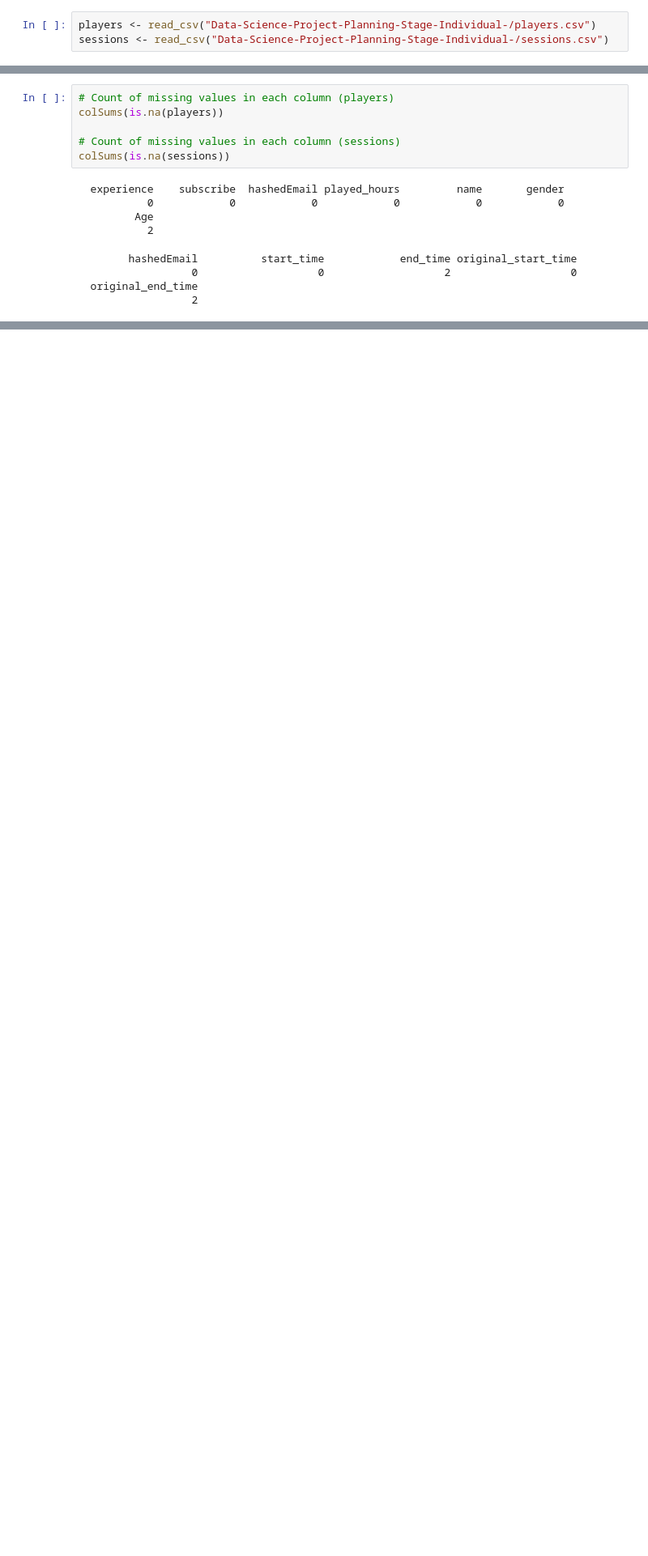
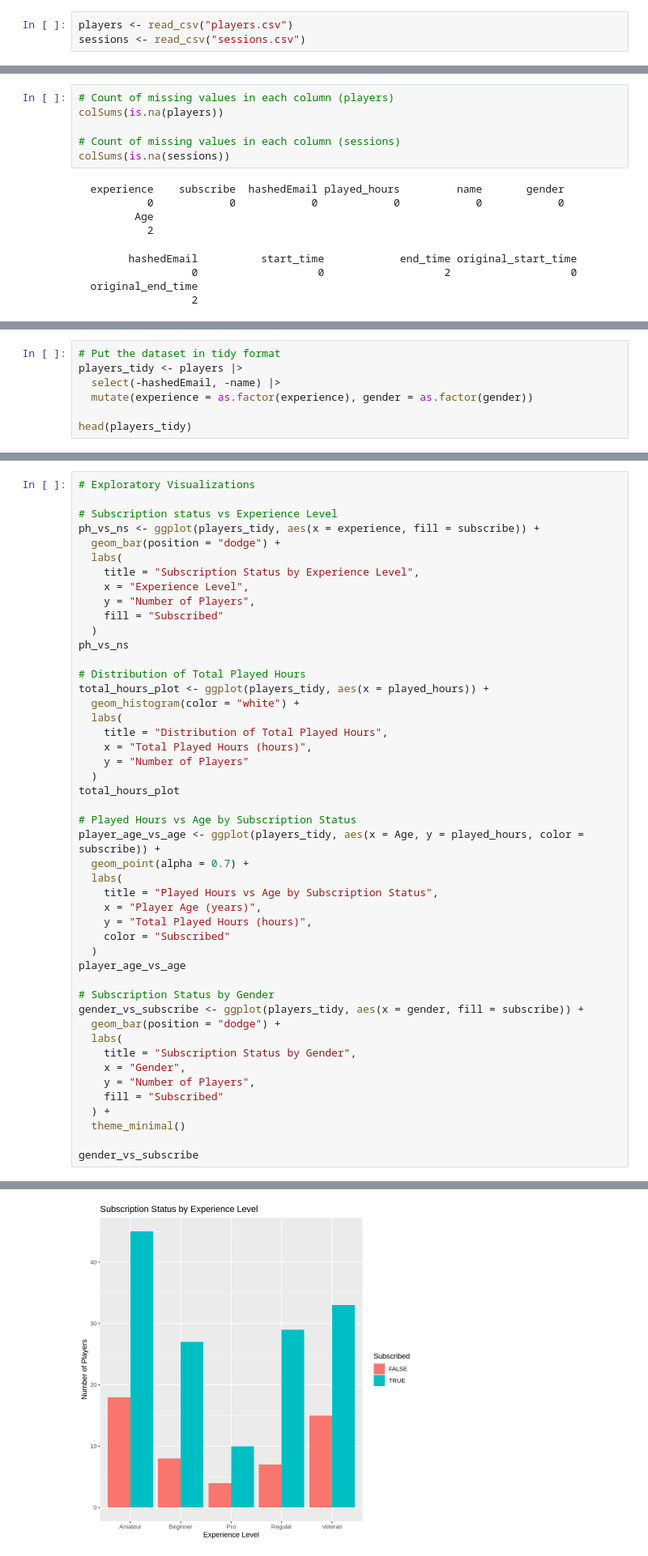
Before and after one commit to edoardo-antonucci/Data-Science-Project-Planning-Stage-Individual-, a Jupyter notebook: planning_stage.ipynb, the cells around one changed output, grey strips where cells are left out. Shown at 81% size. Saved outputs shown, nothing was run; the diff lists cells and outputs as text; blank space fills up the shorter version.

Commit message:
Added graphs and related observations; added Methods and Plan to address my question

```diff
--- a/planning_stage.ipynb
+++ b/planning_stage.ipynb
@@ -12,8 +12,8 @@ library(tidyverse)
 ✖ dplyr::lag()    masks stats::lag()
 ℹ Use the conflicted package (<http://conflicted.r-lib.org/>) to force all conflicts to become errors
 # %%
-players <- read_csv("Data-Science-Project-Planning-Stage-Individual-/players.csv")
-sessions <- read_csv("Data-Science-Project-Planning-Stage-Individual-/sessions.csv")
+players <- read_csv("players.csv")
+sessions <- read_csv("sessions.csv")
 # %% [output]
 Rows: 196 Columns: 7
 ── Column specification ────────────────────────────────────────────────────────
@@ -139,0 +138,7 @@ The `players.csv` dataset provides all the variables needed to answer this quest
+# %%
+# Put the dataset in tidy format
+players_tidy <- players |>
+  select(-hashedEmail, -name) |>
+  mutate(experience = as.factor(experience), gender = as.factor(gender))
+
+head(players_tidy)
@@ -139,0 +163,48 @@ The `players.csv` dataset provides all the variables needed to answer this quest
+# %%
+# Exploratory Visualizations
+
+# Subscription status vs Experience Level
+ph_vs_ns <- ggplot(players_tidy, aes(x = experience, fill = subscribe)) +
+  geom_bar(position = "dodge") +
+  labs(
+    title = "Subscription Status by Experience Level",
+    x = "Experience Level",
+    y = "Number of Players",
+    fill = "Subscribed"
+  )
+ph_vs_ns
+
+# Distribution of Total Played Hours
+total_hours_plot <- ggplot(players_tidy, aes(x = played_hours)) +
+  geom_histogram(color = "white") +
+  labs(
+    title = "Distribution of Total Played Hours",
+    x = "Total Played Hours (hours)",
+    y = "Number of Players"
+  )
+total_hours_plot
+
+# Played Hours vs Age by Subscription Status
+player_age_vs_age <- ggplot(players_tidy, aes(x = Age, y = played_hours, color = subscribe)) +
+  geom_point(alpha = 0.7) +
+  labs(
+    title = "Played Hours vs Age by Subscription Status",
+    x = "Player Age (years)",
+    y = "Total Played Hours (hours)",
+    color = "Subscribed"
+  )
+player_age_vs_age
+
+# Subscription Status by Gender
+gender_vs_subscribe <- ggplot(players_tidy, aes(x = gender, fill = subscribe)) +
+  geom_bar(position = "dodge") +
+  labs(
+    title = "Subscription Status by Gender",
+    x = "Gender",
+    y = "Number of Players",
+    fill = "Subscribed"
+  ) +
+  theme_minimal()
+
+gender_vs_subscribe
+# %% [output]
@@ -139,0 +212 @@ The `players.csv` dataset provides all the variables needed to answer this quest
+[figure, added]
```
Also changed, not shown: parts of 7 cells of this notebook.
